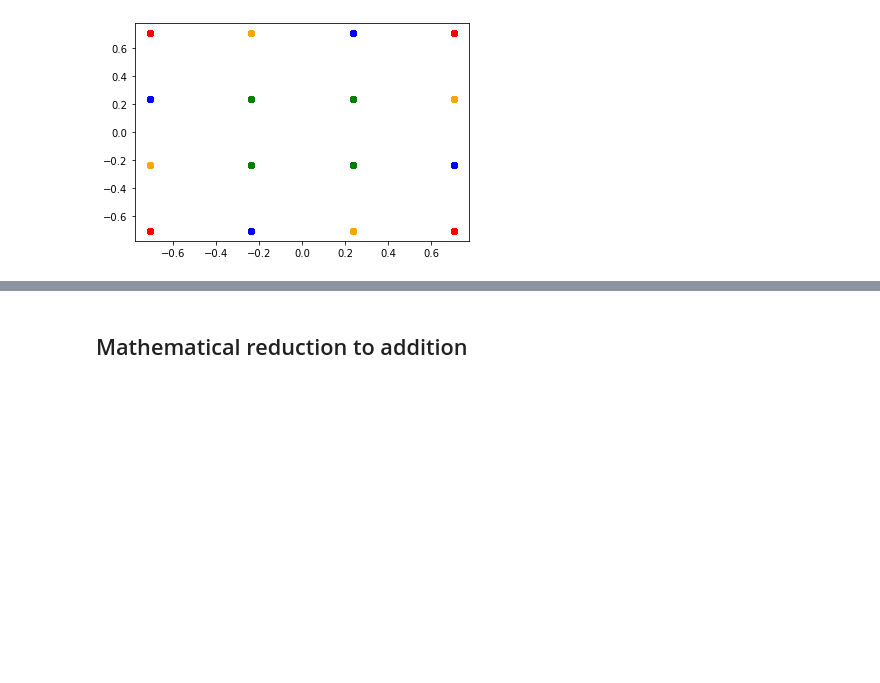
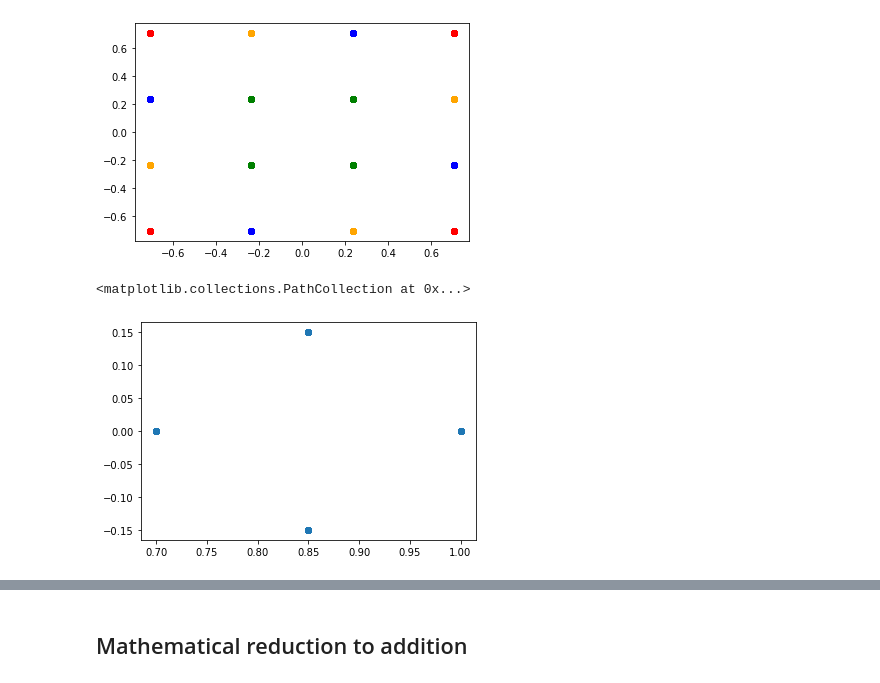
Before and after one commit to frozenhairdryer/Multiple_NOMA, a Jupyter notebook: format_ideas.ipynb, the cells around one changed output, grey strips where cells are left out. Saved outputs shown, nothing was run; the diff lists cells and outputs as text; code cells hidden in the pictures; blank space fills up the shorter version.

```diff
--- a/format_ideas.ipynb
+++ b/format_ideas.ipynb
@@ -35,3 +36,11 @@ plt.scatter(np.real(A*B4),np.imag(A*B4),color='orange')
 # %% [output]
 <matplotlib.collections.PathCollection at 0x...>
 [figure]
+# %%
+# mehr überlagerung
+a=0.15
+Bx = (1-a) + a*np.exp(1j*np.pi/2*rng.integers(4, size=1000))
+plt.scatter(np.real(Bx),np.imag(Bx))
+# %% [output]
+<matplotlib.collections.PathCollection at 0x...>
+[figure, added]
```
Also changed, not shown: parts of 20 cells of this notebook.
